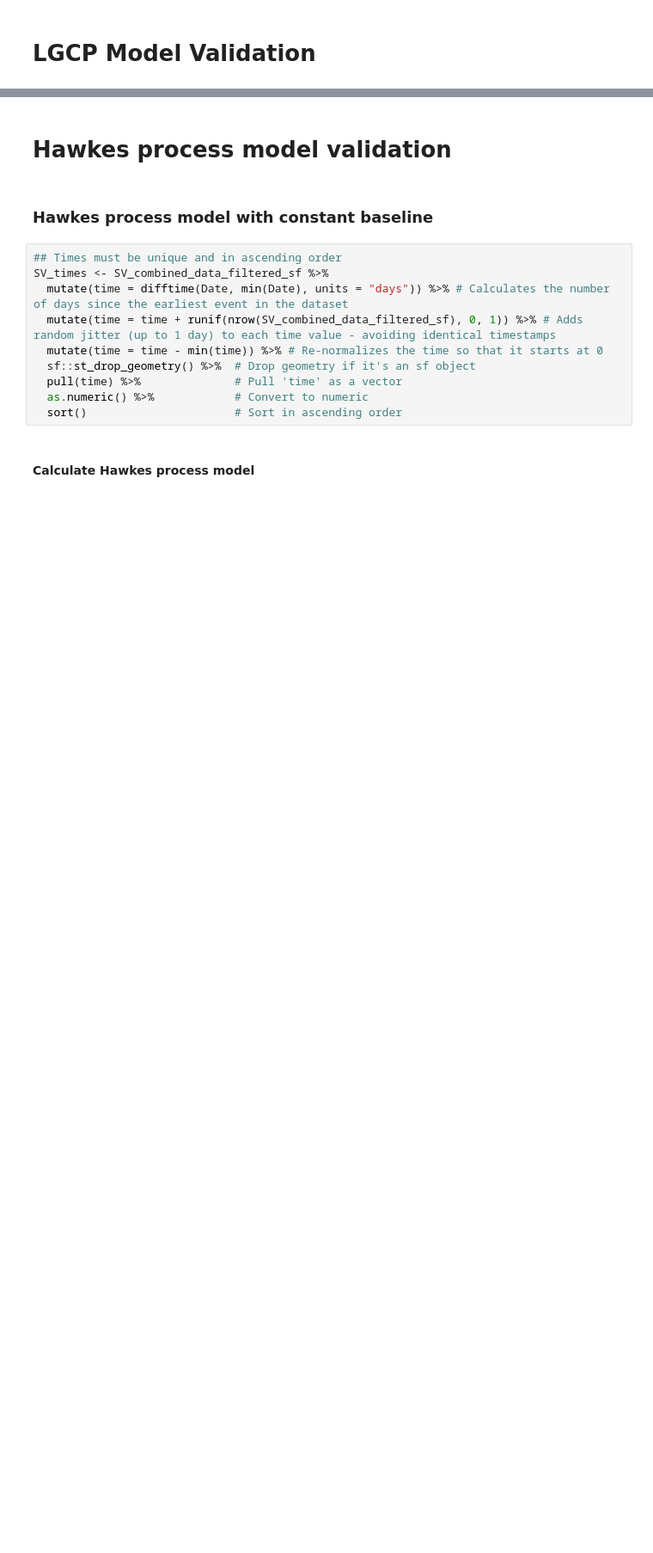
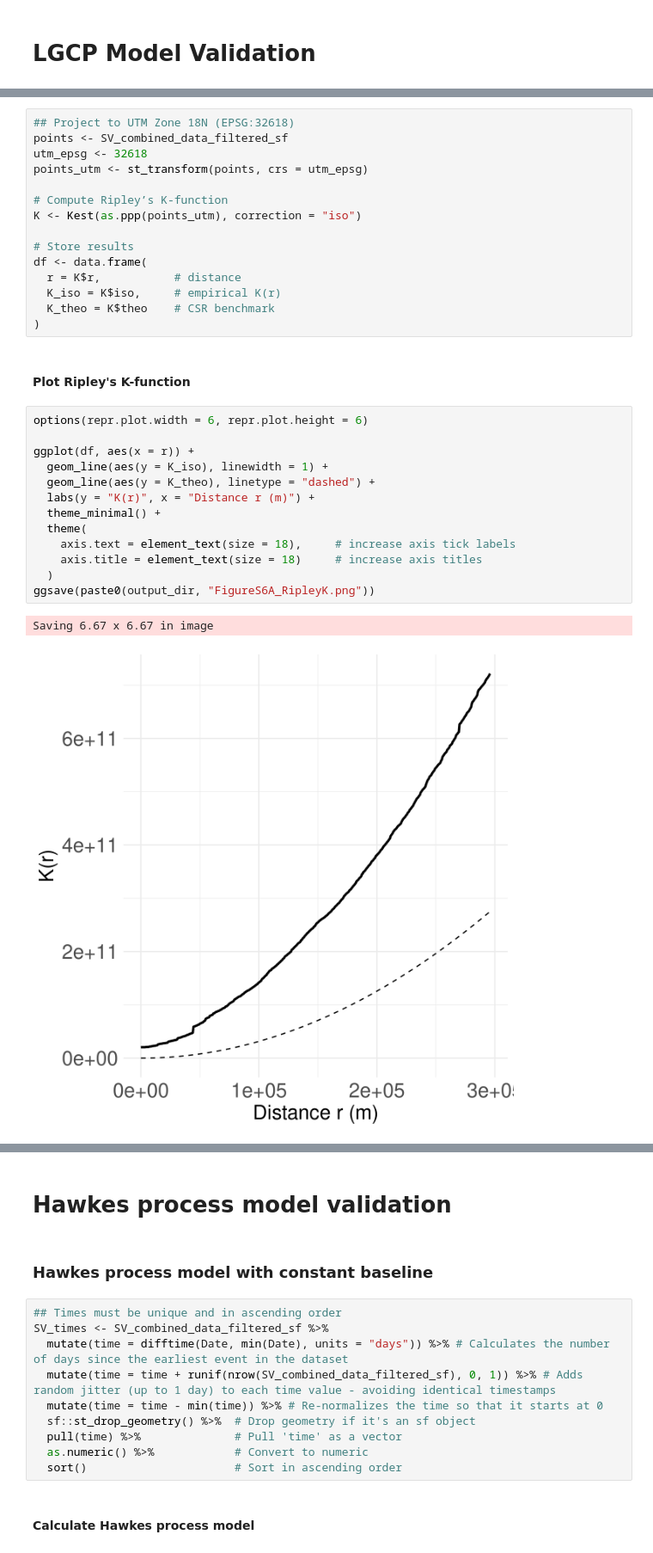
Before and after one commit to ElisavetPappa/col-conflict-sv, a Jupyter notebook: Pappa_et_al_2014-2024_ModelValidation.ipynb, the cells around one changed output, grey strips where cells are left out. Shown at 86% size. Saved outputs shown, nothing was run; the diff lists cells and outputs as text; blank space fills up the shorter version.

```diff
--- a/Pappa_et_al_2014-2024_ModelValidation.ipynb
+++ b/Pappa_et_al_2014-2024_ModelValidation.ipynb
@@ -438,0 +341,33 @@ agg_record_1554649373
+# %%
+## Project to UTM Zone 18N (EPSG:32618)
+points <- SV_combined_data_filtered_sf
+utm_epsg <- 32618
+points_utm <- st_transform(points, crs = utm_epsg)
+
+# Compute Ripley’s K-function
+K <- Kest(as.ppp(points_utm), correction = "iso")
+
+# Store results
+df <- data.frame(
+  r = K$r,           # distance
+  K_iso = K$iso,     # empirical K(r)
+  K_theo = K$theo    # CSR benchmark
+)
+# %% [markdown]
+#### Plot Ripley's K-function
+# %%
+options(repr.plot.width = 6, repr.plot.height = 6)
+
+ggplot(df, aes(x = r)) +
+  geom_line(aes(y = K_iso), linewidth = 1) +
+  geom_line(aes(y = K_theo), linetype = "dashed") +
+  labs(y = "K(r)", x = "Distance r (m)") +
+  theme_minimal() +
+  theme(
+    axis.text = element_text(size = 18),     # increase axis tick labels
+    axis.title = element_text(size = 18)     # increase axis titles
+  )
+ggsave(paste0(output_dir, "FigureS6A_RipleyK.png"))
+# %% [output]
+Saving 6.67 x 6.67 in image
+[figure, added]
```
Also changed, not shown: parts of 46 cells of this notebook, 1 other file.
